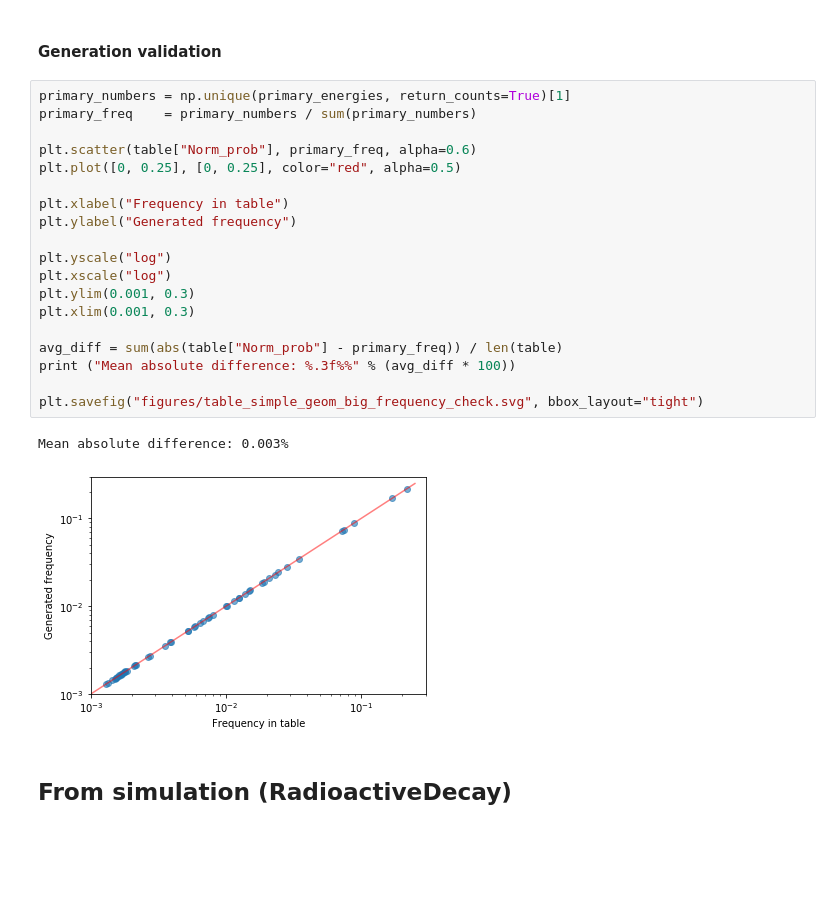
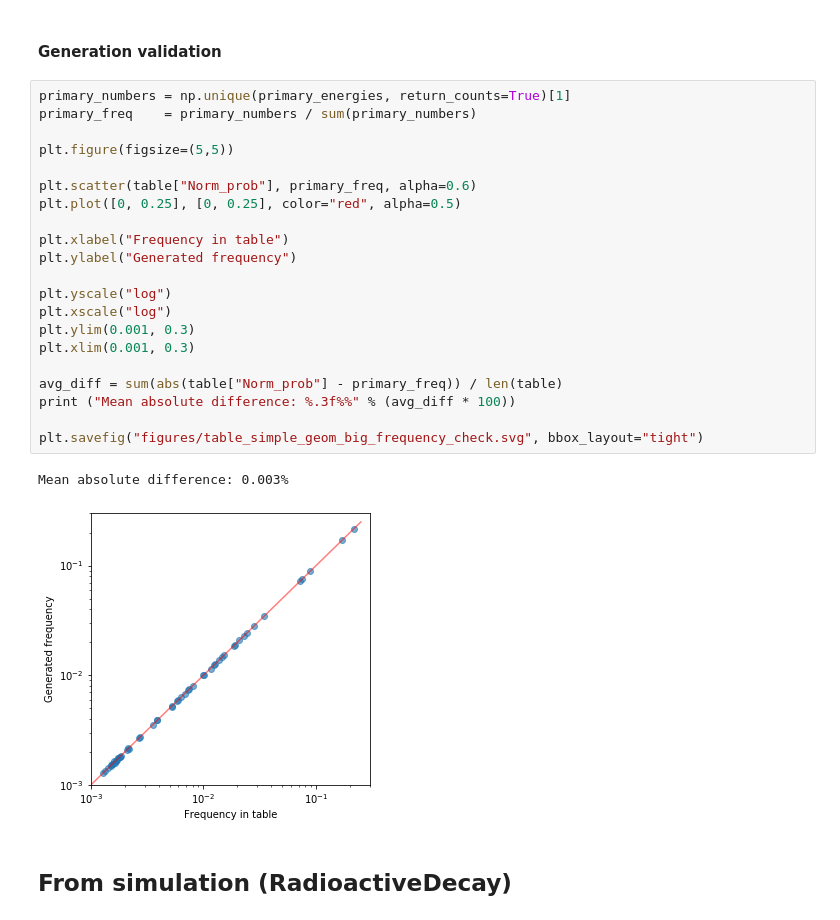
Before and after one commit to Balazzs/HPGECalorimeter, a Jupyter notebook: Analysis.ipynb, the cells around one changed output. Cells and saved outputs as stored; diff of their text form; blank space fills up the shorter version.

```diff
--- a/Analysis.ipynb
+++ b/Analysis.ipynb
@@ -339,25 +339,27 @@ primary_energies = np.loadtxt("data/data_table_simple_geom_big/primaryEnergies.t
 # %%
 primary_numbers = np.unique(primary_energies, return_counts=True)[1]
 primary_freq    = primary_numbers / sum(primary_numbers)
+
+plt.figure(figsize=(5,5))
 
 plt.scatter(table["Norm_prob"], primary_freq, alpha=0.6)
 plt.plot([0, 0.25], [0, 0.25], color="red", alpha=0.5)
 
 plt.xlabel("Frequency in table")
 plt.ylabel("Generated frequency")
 
 plt.yscale("log")
 plt.xscale("log")
 plt.ylim(0.001, 0.3)
 plt.xlim(0.001, 0.3)
 
 avg_diff = sum(abs(table["Norm_prob"] - primary_freq)) / len(table)
 print ("Mean absolute difference: %.3f%%" % (avg_diff * 100))
 
 plt.savefig("figures/table_simple_geom_big_frequency_check.svg", bbox_layout="tight")
 # %% [output]
 Mean absolute difference: 0.003%
-[figure, old version]
+[figure, new version]
 # %% [markdown]
 ## From simulation (RadioactiveDecay)
 # %%
```
Also changed, not shown: parts of 10 cells of this notebook, 23 other files.
